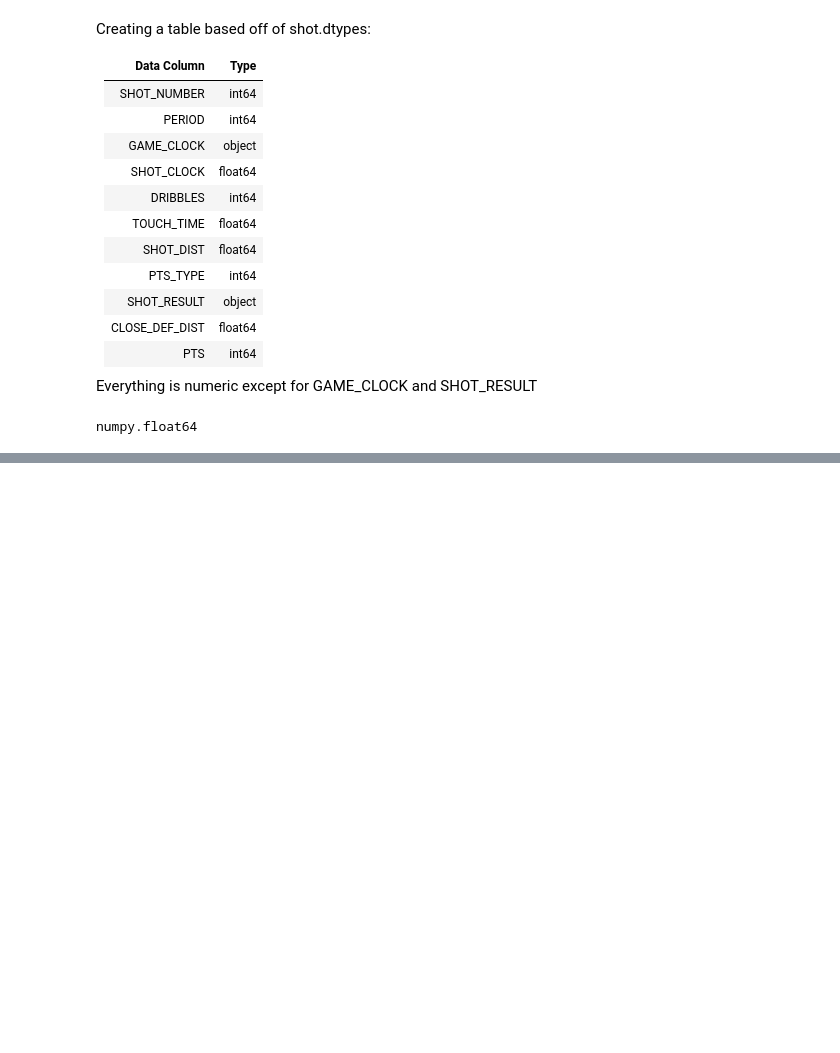
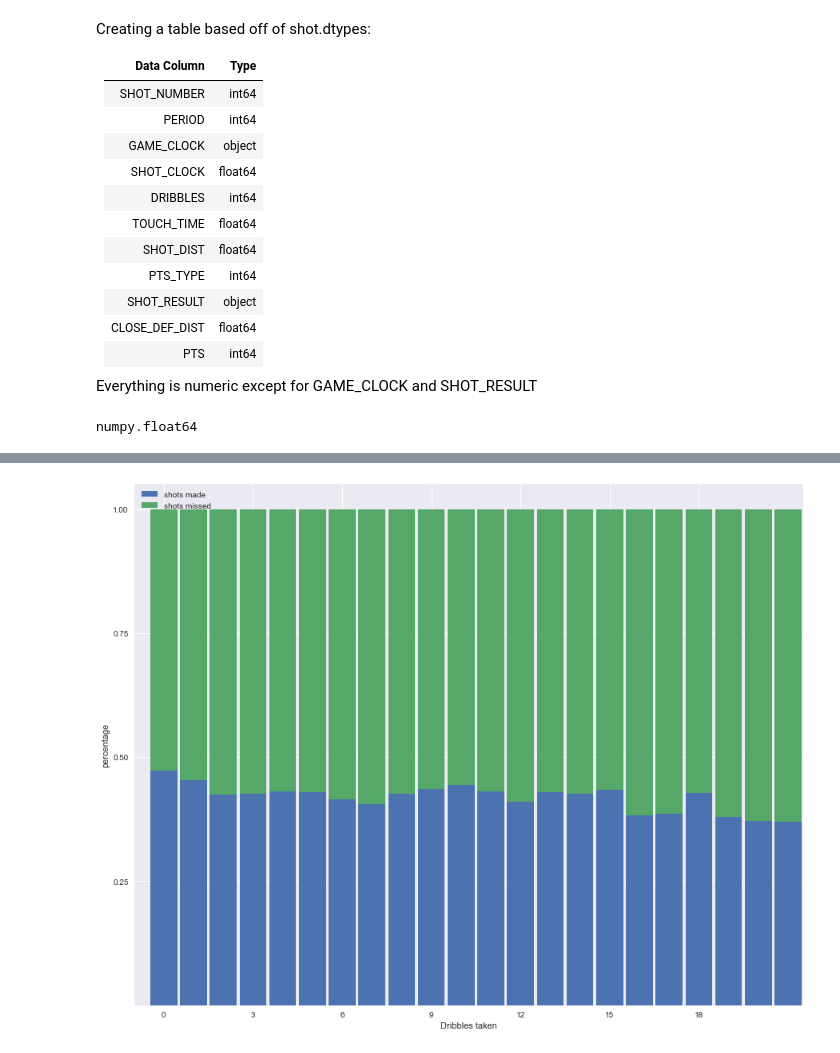
Before and after one commit to ray-chen-930/nba-shot-value-predictor, a Jupyter notebook: Capstone Project 1.ipynb, the cells around one changed output, grey strips where cells are left out. Saved outputs shown, nothing was run; the diff lists cells and outputs as text; code cells hidden in the pictures; blank space fills up the shorter version.

```diff
--- a/Capstone Project 1.ipynb
+++ b/Capstone Project 1.ipynb
@@ -190,0 +311,23 @@ shot_missed = shot.loc[shot['SHOT_RESULT'] == 0, :]
+# %%
+#stacked percentage bar plot for dribbles taken
+
+#create new data frame for just dribbles
+#column for total shots taken indexed by dribbles
+drib = shot.groupby('DRIBBLES').count()[['SHOT_RESULT']]
+drib = drib.rename(columns = {"SHOT_RESULT" : 'total'})
+
+#column for shots made
+drib['made'] = shot_made.groupby('DRIBBLES').count()[['SHOT_RESULT']]
+#add in column for percentage of shots made
+drib['made_percentage'] = drib['made'] / drib['total']
+
+#add in column for shots missed and percentage of shots missed
+drib['missed'] = shot_missed.groupby('DRIBBLES').count()[['SHOT_RESULT']]
+drib['missed_percentage'] = drib['missed'] / drib['total']
+
+#change nan to 0
+drib = drib.fillna(0)
+
+#reset index
+drib = drib.reset_index()
+drib.head()
@@ -190,0 +341,14 @@ shot_missed = shot.loc[shot['SHOT_RESULT'] == 0, :]
+# %%
+#plot the dribbles as a percentage stacked bar chart
+plt.figure(figsize = (15,12))
+plt.bar(drib.DRIBBLES, drib.made_percentage, width = .9, label = "shots made")
+plt.bar(drib.DRIBBLES, drib.missed_percentage, width = .9, bottom = drib.made_percentage, label = "shots missed")
+plt.xlabel('Dribbles taken')
+plt.ylabel('percentage')
+plt.yticks([.25, .5, .75, 1])
+plt.xticks(np.arange(21, step = 3))
+plt.legend(loc = 'upper left')
+plt.xlim([-1,21.5])
+plt.show()
+# %% [output]
+[figure, added]
```
Also changed, not shown: parts of 44 cells of this notebook.
